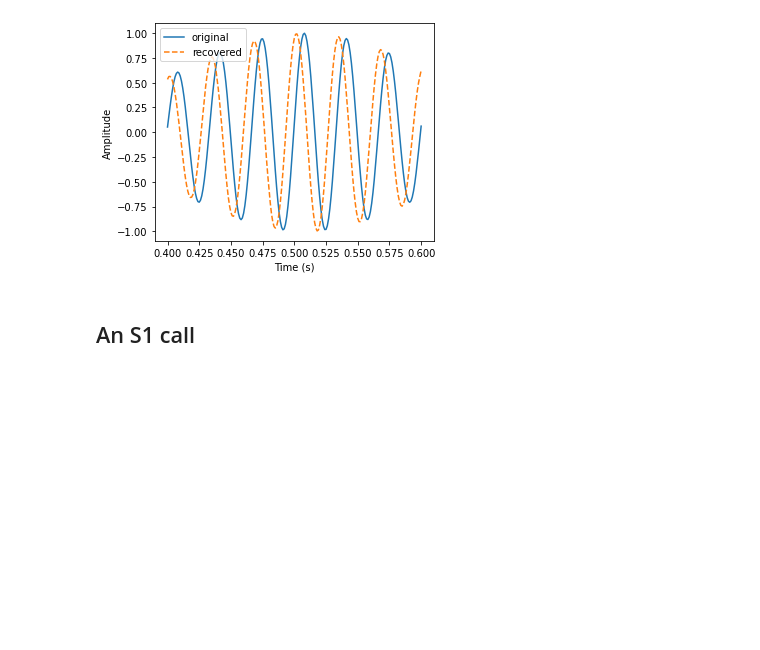
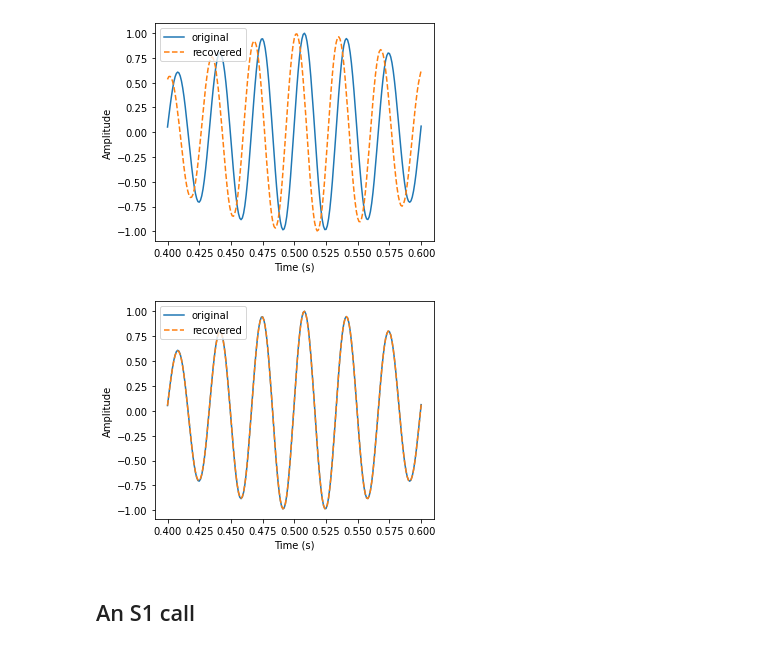
Before and after one commit to oliskir/phase-audibility, a Jupyter notebook: notebook/phase-audibility.ipynb, the cells around one changed output. Drawn from its saved outputs; the diff is of its cells as text; code cells hidden in the pictures; blank space fills up the shorter version.

```diff
--- a/notebook/phase-audibility.ipynb
+++ b/notebook/phase-audibility.ipynb
@@ -45,6 +45,13 @@ wf_r = spec.recover_waveform(num_iters=25, phase_angle=0)
 fig = plot([wf, wf_r], labels=['original', 'recovered'], offset=0.4, duration=0.2)
 # %% [output]
 [figure]
+# %%
+spec = MagSpectrogram.from_waveform(audio=wf, window=0.2, step=0.04, compute_phase=True)
+wf_r = spec.recover_waveform(num_iters=25)
+
+fig = plot([wf, wf_r], labels=['original', 'recovered'], offset=0.4, duration=0.2)
+# %% [output]
+[figure, added]
 # %% [markdown]
 ## An S1 call
 # %%
```
Also changed, not shown: parts of 1 cell of this notebook.
